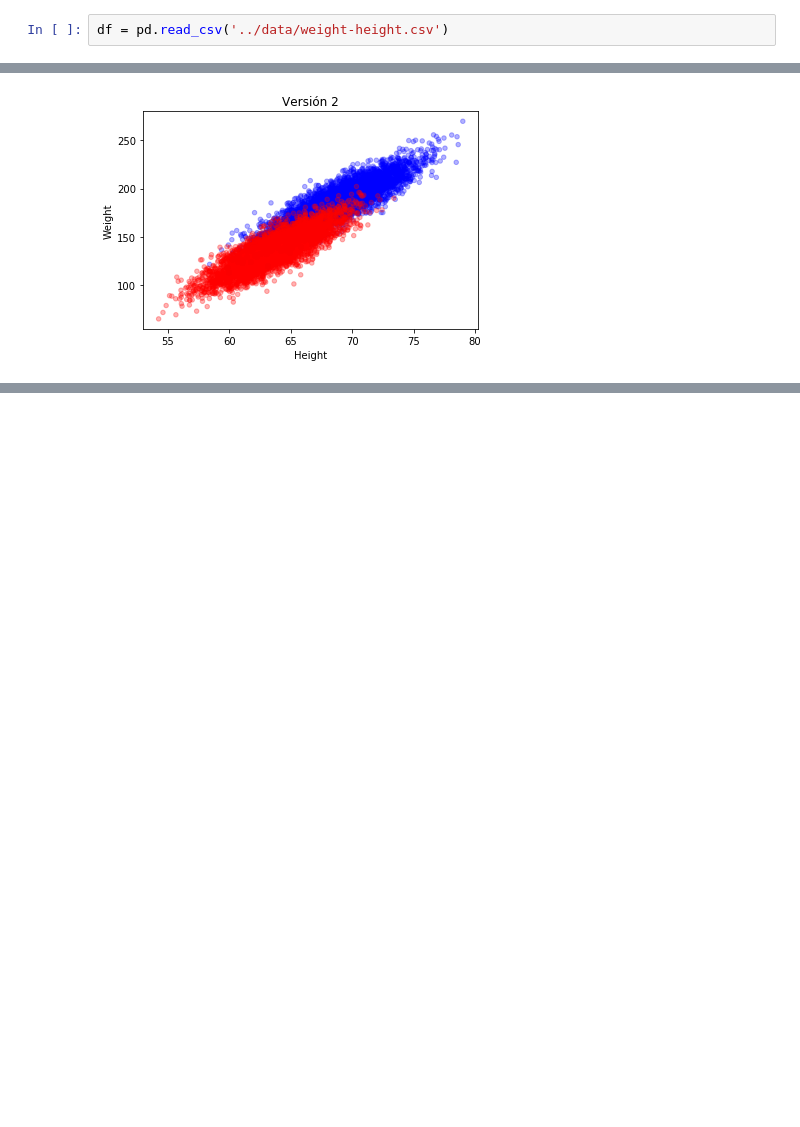
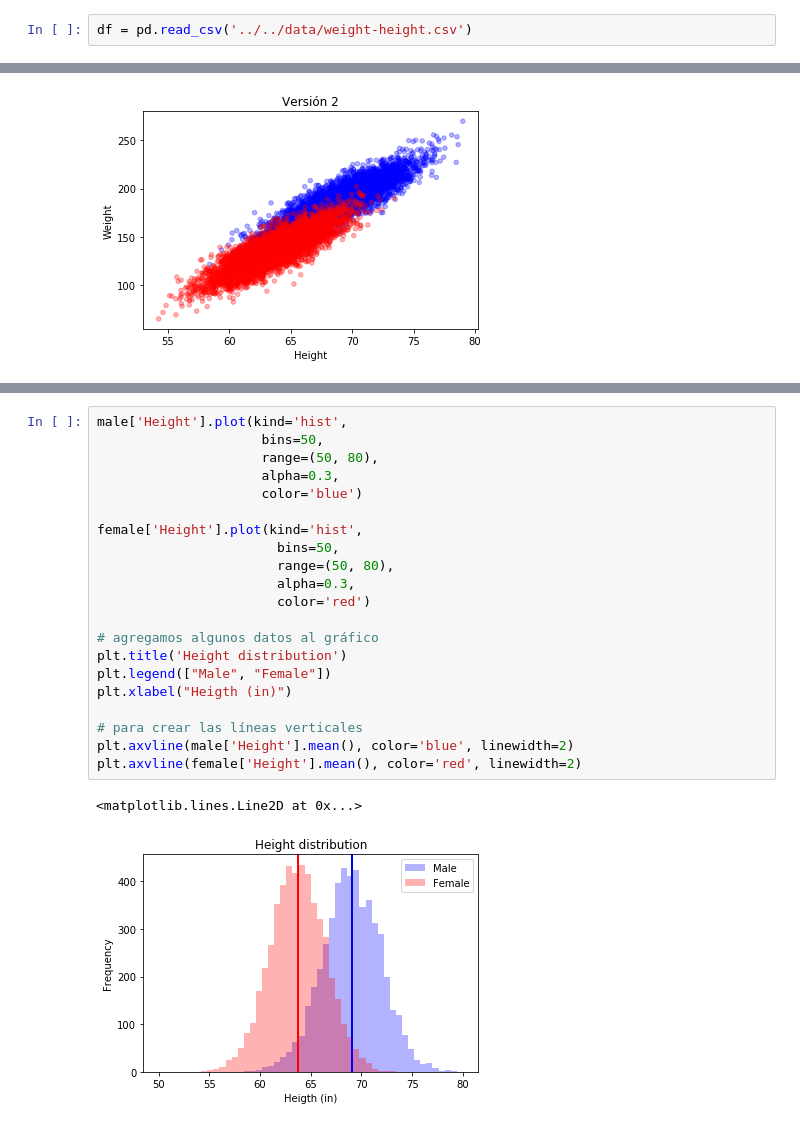
Before and after one commit to viccmedina/deep_learning, a Jupyter notebook: mis_soluciones/data/Excersice_2.ipynb, the cells around one changed output, grey strips where cells are left out. Drawn from its saved outputs; the diff is of its cells as text; blank space fills up the shorter version.

```diff
--- a/mis_soluciones/data/Excersice_2.ipynb
+++ b/mis_soluciones/data/Excersice_2.ipynb
@@ -13,7 +13,7 @@ import matplotlib.pyplot as plt
 
 import pandas as pd
 # %%
-df = pd.read_csv('../data/weight-height.csv')
+df = pd.read_csv('../../data/weight-height.csv')
 # %%
 df.info()
 df.head()
@@ -79,0 +85,24 @@ df.plot(kind='scatter', x='Height', y='Weight', c=df['GenderColor'], alpha=0.3,
+# %%
+male['Height'].plot(kind='hist',
+                     bins=50,
+                     range=(50, 80),
+                     alpha=0.3,
+                     color='blue')
+
+female['Height'].plot(kind='hist',
+                       bins=50,
+                       range=(50, 80),
+                       alpha=0.3,
+                       color='red')
+
+# agregamos algunos datos al gráfico
+plt.title('Height distribution')
+plt.legend(["Male", "Female"])
+plt.xlabel("Heigth (in)")
+
+# para crear las líneas verticales
+plt.axvline(male['Height'].mean(), color='blue', linewidth=2)
+plt.axvline(female['Height'].mean(), color='red', linewidth=2)
+# %% [output]
+<matplotlib.lines.Line2D at 0x...>
+[figure, added]
```
Also changed, not shown: parts of 9 cells of this notebook.
